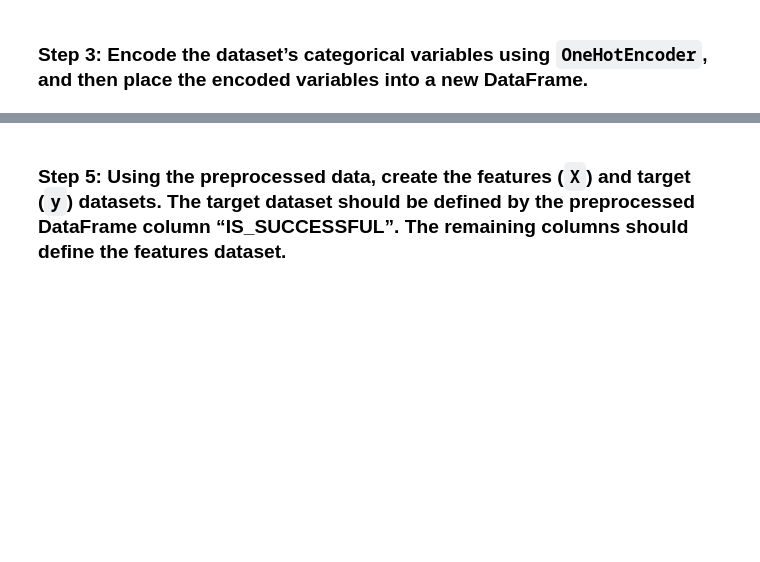
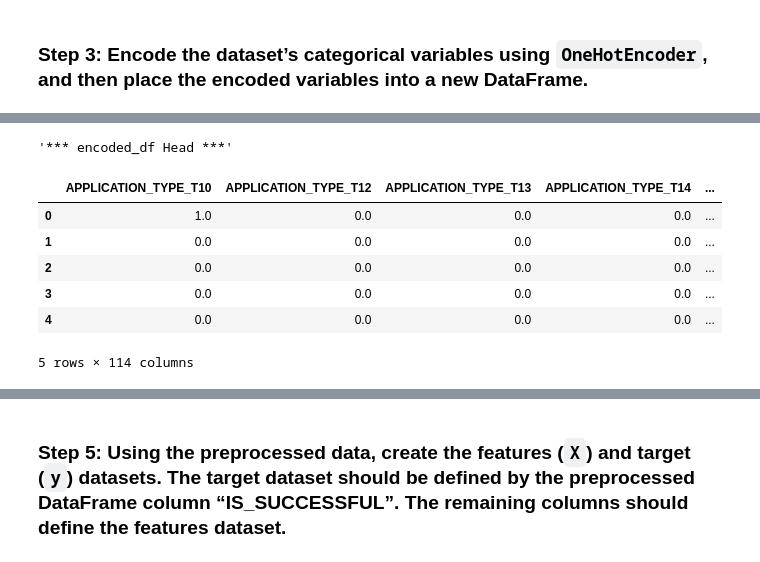
Before and after one commit to Bru-sic/Module_13_deep_neural_network, a Jupyter notebook: Code/venture_funding_with_deep_learning.ipynb, the cells around one changed output, grey strips where cells are left out. Saved outputs shown, nothing was run; the diff lists cells and outputs as text; code cells hidden in the pictures; blank space fills up the shorter version.

```diff
--- a/Code/venture_funding_with_deep_learning.ipynb
+++ b/Code/venture_funding_with_deep_learning.ipynb
@@ -164,0 +190,6 @@ enc = # YOUR CODE HERE
+# %%
+# Create a list of categorical variables
+categorical_variables = list(applicant_data_df.dtypes[applicant_data_df.dtypes == "object"].index)  # Create a list of column names which have a data type of object
+
+# Display the categorical variables list
+display( "*** categorical_variables ***", categorical_variables )       # Show the list of categorical variables
@@ -174,2 +211,17 @@ encoded_df = # YOUR CODE HERE
+# %%
+# Create a DataFrame with the encoded variables
+encoded_df =  pd.DataFrame( encoded_data, columns=enc.get_feature_names_out(categorical_variables) ) # Create a new data frame with the transformed data and transformed column names
+
+# Review the DataFrame
+display( "*** encoded_df Head ***", encoded_df.head() );                        # Show the first few rows of the dataframe
+# %% [output]
+'*** encoded_df Head ***'
+|  | APPLICATION_TYPE_T10 | APPLICATION_TYPE_T12 | APPLICATION_TYPE_T13 | APPLICATION_TYPE_T14 | ... |
+| 0 | 1.0 | 0.0 | 0.0 | 0.0 | ... |
+| 1 | 0.0 | 0.0 | 0.0 | 0.0 | ... |
+| 2 | 0.0 | 0.0 | 0.0 | 0.0 | ... |
+| 3 | 0.0 | 0.0 | 0.0 | 0.0 | ... |
+| 4 | 0.0 | 0.0 | 0.0 | 0.0 | ... |
+5 rows × 114 columns
 # %% [markdown]
 ### Step 4: Add the original DataFrame’s numerical variables to the DataFrame containing the encoded variables.
```
Also changed, not shown: parts of 14 cells of this notebook.
